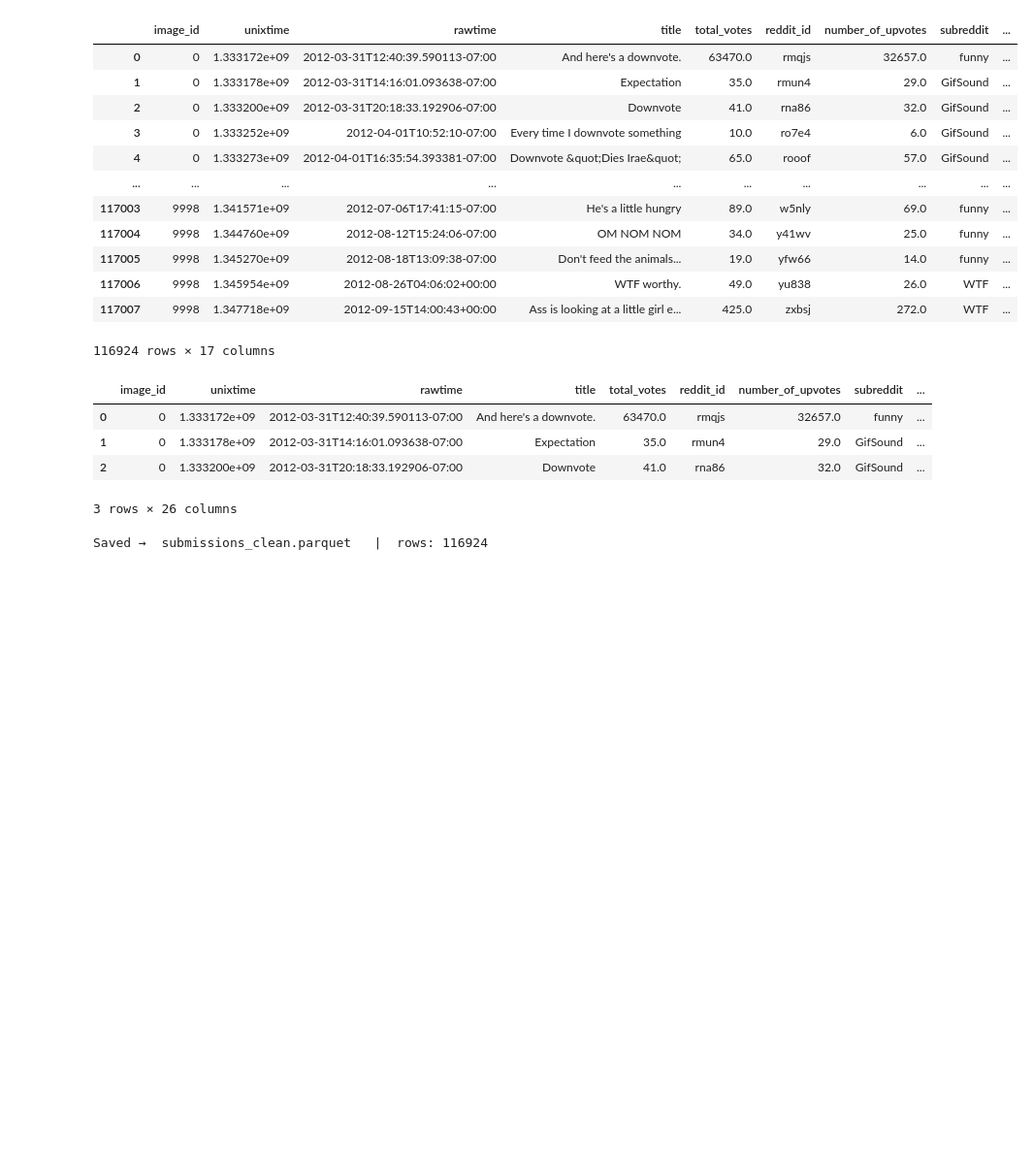
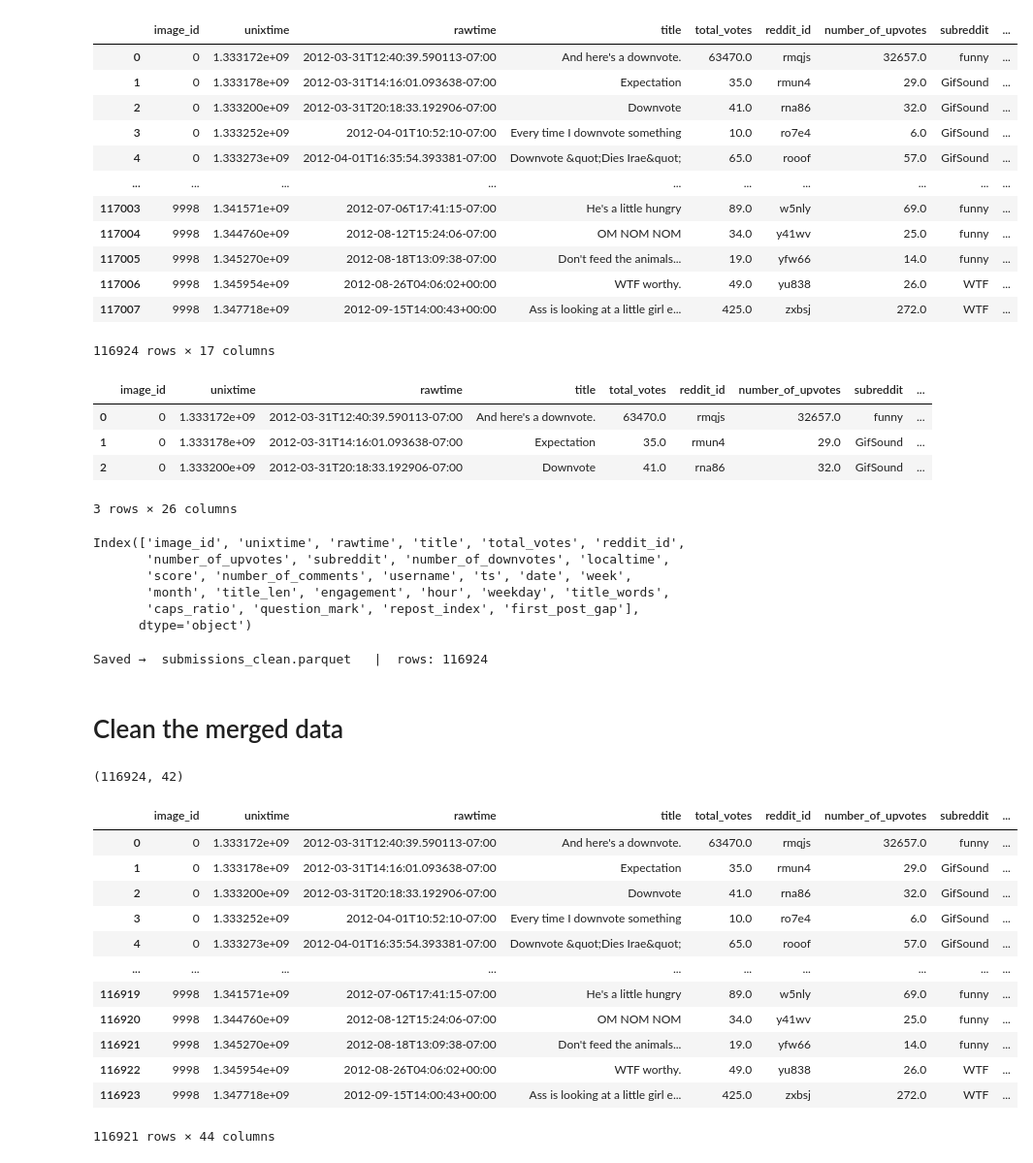
Before and after one commit to SandaMura/RedditDataAnalysis, a Jupyter notebook: notebooks/data_cleaning.ipynb, the cells around one changed output. Shown at 97% size. Drawn from its saved outputs; the diff is of its cells as text; code cells hidden in the pictures; blank space fills up the shorter version.

```diff
--- a/notebooks/data_exploration.ipynb
+++ b/notebooks/data_cleaning.ipynb
@@ -144,8 +142,79 @@ df.head(3)
 | 1 | 0 | 1.333178e+09 | 2012-03-31T14:16:01.093638-07:00 | Expectation | 35.0 | rmun4 | 29.0 | GifSound | ... |
 | 2 | 0 | 1.333200e+09 | 2012-03-31T20:18:33.192906-07:00 | Downvote | 41.0 | rna86 | 32.0 | GifSound | ... |
 3 rows × 26 columns
+# %%
+df.columns
+# %% [output]
+Index(['image_id', 'unixtime', 'rawtime', 'title', 'total_votes', 'reddit_id',
+       'number_of_upvotes', 'subreddit', 'number_of_downvotes', 'localtime',
+       'score', 'number_of_comments', 'username', 'ts', 'date', 'week',
+       'month', 'title_len', 'engagement', 'hour', 'weekday', 'title_words',
+       'caps_ratio', 'question_mark', 'repost_index', 'first_post_gap'],
+      dtype='object')
 # %%
 df.to_parquet(r"../processed/submissions_clean.parquet", compression="zstd")
 print("Saved →  submissions_clean.parquet   |  rows:", len(df))
 # %% [output]
 Saved →  submissions_clean.parquet   |  rows: 116924
+# %% [markdown]
+# Clean the merged data
+# %%
+import pandas as pd
+
+df = pd.read_parquet("../processed/submissions_enriched.parquet")
+
+print(df.shape)
+# %% [output]
+(116924, 42)
+# %%
+def post_merge_cleanup(df):
+    """Cleanup after merging."""
+
+    # Note: Some features were not successfully scraped, so we need to drop them.
+    df = df.dropna(subset=["engagement"])
+    df = df.drop(
+        columns=[
+            "title_html",
+            "score_html",
+            "nsfw_flag",
+            "num_mods",
+            "subreddit_created_at",
+            "num_comments_html",
+        ]
+    )
+    numeric_cols = [
+        "first_comment_delay_sec",
+        "comment_depth_mean",
+        "top_comment_score",
+        "active_users",
+        "subscriber_count",
+        "comment_depth_max",
+        "comment_count",
+    ]
+    df[numeric_cols] = df[numeric_cols].fillna(0)
+
+    if "flair" in df.columns:
+        df["flair"] = df["flair"].fillna("none")
+
+    df["is_deleted_user"] = df["username"].eq("_deleted_")
+
+    return df
+
+
+df = post_merge_cleanup(df)
+# %%
+df
+# %% [output]
+|  | image_id | unixtime | rawtime | title | total_votes | reddit_id | number_of_upvotes | subreddit | ... |
+| 0 | 0 | 1.333172e+09 | 2012-03-31T12:40:39.590113-07:00 | And here's a downvote. | 63470.0 | rmqjs | 32657.0 | funny | ... |
+| 1 | 0 | 1.333178e+09 | 2012-03-31T14:16:01.093638-07:00 | Expectation | 35.0 | rmun4 | 29.0 | GifSound | ... |
+| 2 | 0 | 1.333200e+09 | 2012-03-31T20:18:33.192906-07:00 | Downvote | 41.0 | rna86 | 32.0 | GifSound | ... |
+| 3 | 0 | 1.333252e+09 | 2012-04-01T10:52:10-07:00 | Every time I downvote something | 10.0 | ro7e4 | 6.0 | GifSound | ... |
+| 4 | 0 | 1.333273e+09 | 2012-04-01T16:35:54.393381-07:00 | Downvote &quot;Dies Irae&quot; | 65.0 | rooof | 57.0 | GifSound | ... |
+| ... | ... | ... | ... | ... | ... | ... | ... | ... | ... |
+| 116919 | 9998 | 1.341571e+09 | 2012-07-06T17:41:15-07:00 | He's a little hungry | 89.0 | w5nly | 69.0 | funny | ... |
+| 116920 | 9998 | 1.344760e+09 | 2012-08-12T15:24:06-07:00 | OM NOM NOM | 34.0 | y41wv | 25.0 | funny | ... |
+| 116921 | 9998 | 1.345270e+09 | 2012-08-18T13:09:38-07:00 | Don't feed the animals... | 19.0 | yfw66 | 14.0 | funny | ... |
+| 116922 | 9998 | 1.345954e+09 | 2012-08-26T04:06:02+00:00 | WTF worthy. | 49.0 | yu838 | 26.0 | WTF | ... |
+| 116923 | 9998 | 1.347718e+09 | 2012-09-15T14:00:43+00:00 | Ass is looking at a little girl e... | 425.0 | zxbsj | 272.0 | WTF | ... |
+116921 rows × 44 columns
```
Also changed, not shown: parts of 7 cells of this notebook, 4 other files.
